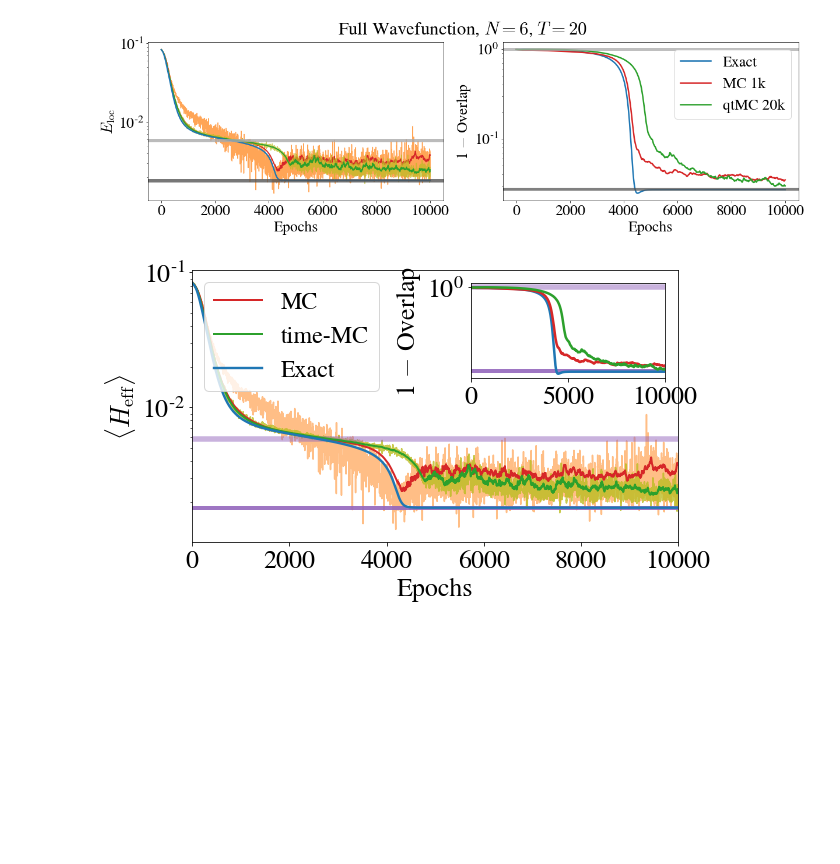
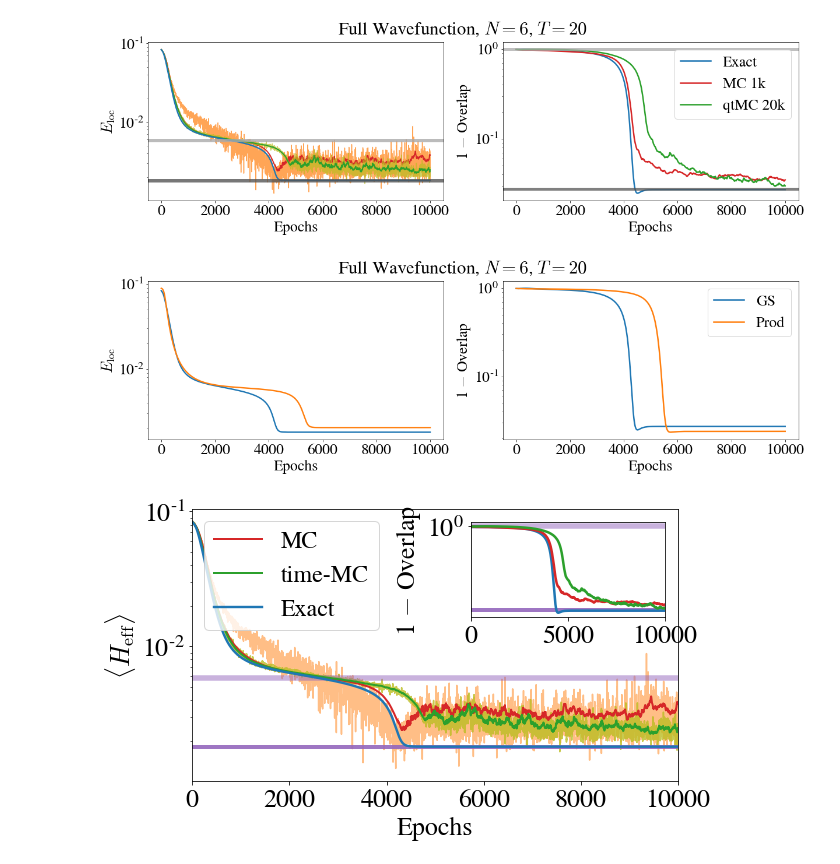
Before and after one commit to stavros11/Time-Evolution, a Jupyter notebook: plotter.ipynb, the cells around one changed output. Saved outputs shown, nothing was run; the diff lists cells and outputs as text; code cells hidden in the pictures; blank space fills up the shorter version.

```diff
--- a/plotter.ipynb
+++ b/plotter.ipynb
@@ -107,6 +107,42 @@ sampling2.close()
 ed.close()
 # %% [output]
 [figure]
+# %%
+machine_type = "fullwv"
+title_type = "Full Wavefunction"
+n_sites = 6
+time_steps = 20
+
+n_levels = 2
+cseq = sns.color_palette("gray", n_levels)
+
+all_states = h5py.File("{}/N={}/allstates_{}_N{}M{}.h5py".format(data_dir, n_sites, machine_type, n_sites, time_steps), "r")
+all_states_prod = h5py.File("{}/N={}/initprod_allstates_{}_N{}M{}.h5py".format(data_dir, n_sites, machine_type, n_sites, time_steps), "r")
+#ed = h5py.File("{}/ed_results_N{}M{}.h5".format(ed_dir, n_sites, time_steps), "r")
+
+plt.figure(figsize=(20, 5))
+plt.suptitle("{}, $N={}$, $T={}$".format(title_type, n_sites, time_steps))
+
+plt.subplot(121)
+plt.semilogy(all_states["exact_Eloc"][:].real, color=cp[0], linewidth=2.4)
+plt.semilogy(all_states_prod["exact_Eloc"][:].real, color=cp[1], linewidth=2.4)
+plt.xlabel("Epochs")
+plt.ylabel("$E_\mathrm{loc}$")
+
+plt.subplot(122)
+plt.semilogy(1 - all_states["overlaps"][:], label="GS", linewidth=2.5, color=cp[0])
+plt.semilogy(1 - all_states_prod["overlaps"][:], label="Prod", linewidth=2.5, color=cp[1])
+plt.xlabel("Epochs")
+plt.ylabel("1 $-$ Overlap")
+plt.legend()
+
+plt.show()
+#plt.savefig("history_{}_N{}M{}.pdf".format(machine_type, n_sites, time_steps), bbox_inches='tight')
+
+all_states.close()
+all_states_prod.close()
+# %% [output]
+[figure, added]
 # %%
 from mpl_toolkits.axes_grid.inset_locator import inset_axes
 machine_type = "fullwv"
```
Also changed, not shown: parts of 4 cells of this notebook, 2 other files.
